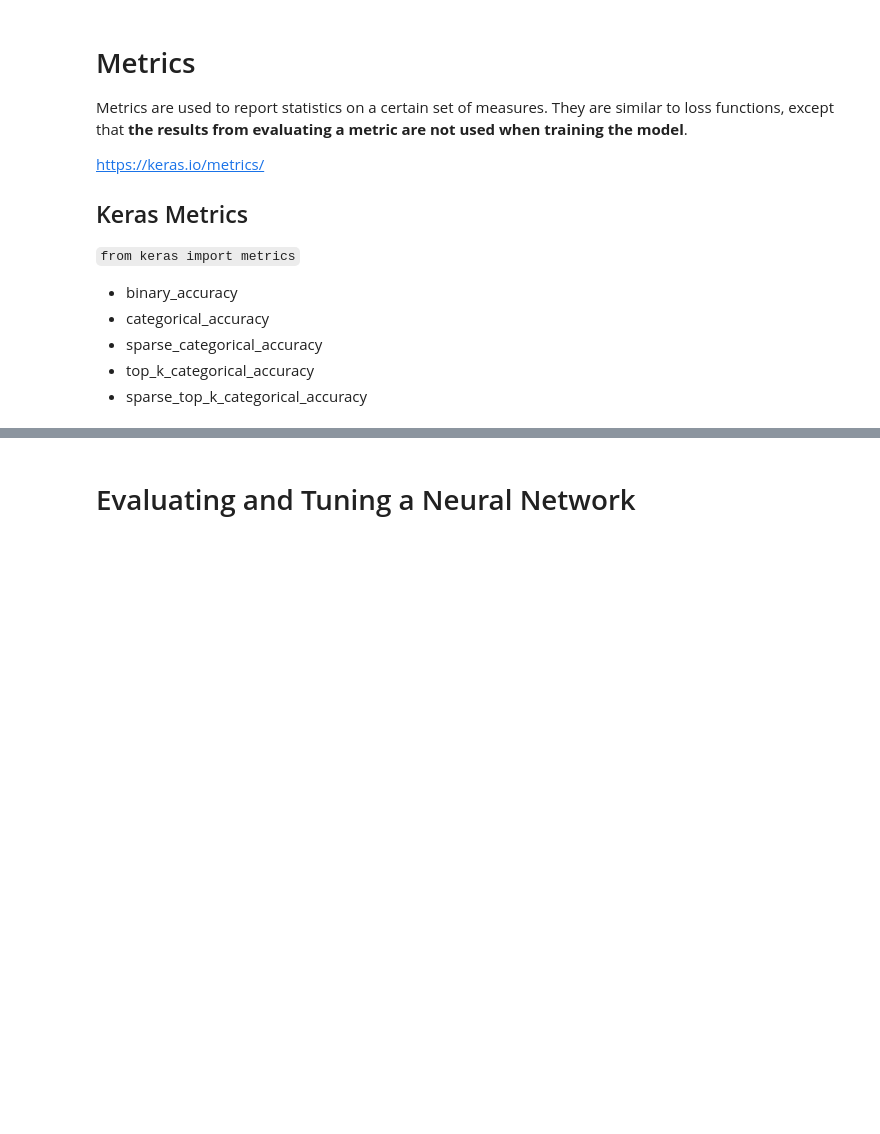
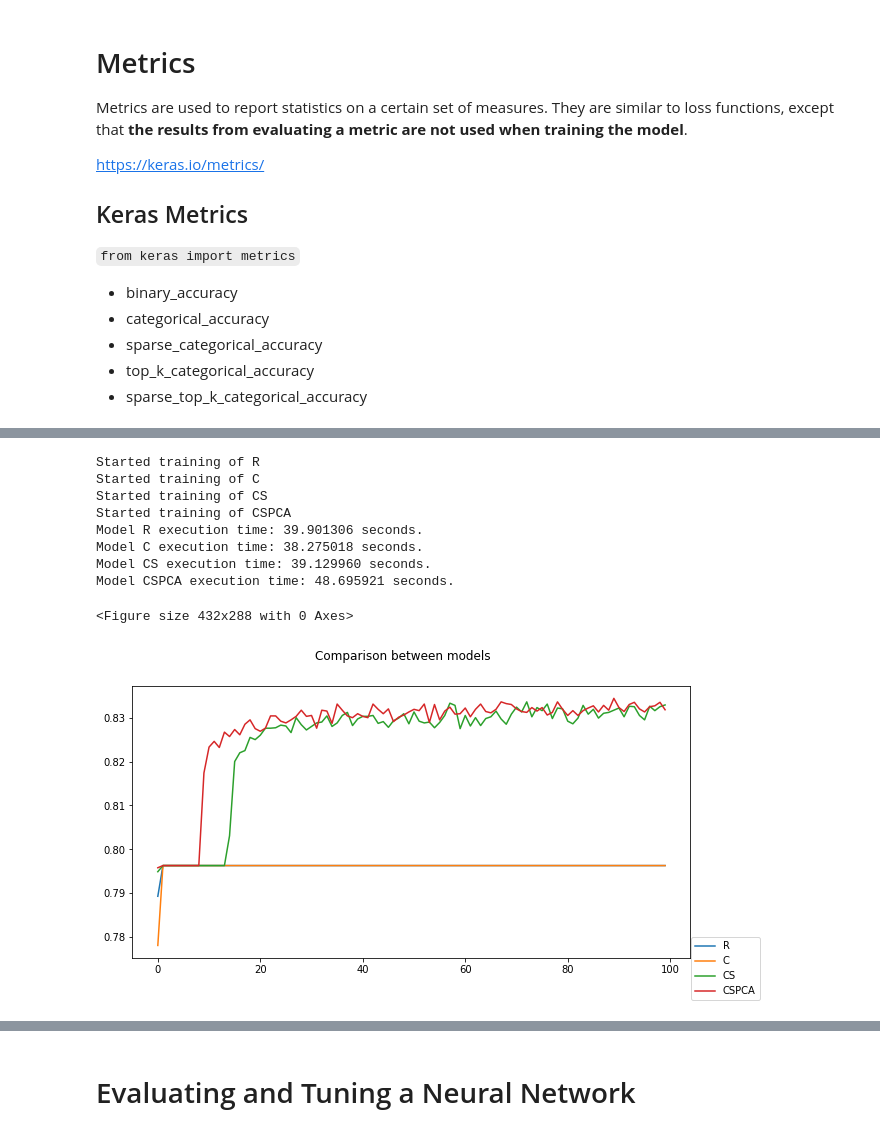
Before and after one commit to apcc-geoslegend/Deep-Learning, a Jupyter notebook: Artificial Neural Networks/Artificial Neural Networks.ipynb, the cells around one changed output, grey strips where cells are left out. Cells and saved outputs as stored; diff of their text form; code cells hidden in the pictures; blank space fills up the shorter version.

Commit message:
Update on the framework. CV and Test set enabling pending

```diff
--- a/Artificial Neural Networks/Artificial Neural Networks.ipynb
+++ b/Artificial Neural Networks/Artificial Neural Networks.ipynb
@@ -495,0 +644,41 @@ print(confusion_matrix(y_test, y_pred))
+# %%
+import pandas as pd
+from sklearn.pipeline import make_pipeline
+
+#Load data---
+data = pd.read_csv('resources/Churn_Modelling.csv')
+X = data.iloc[:, 3:-1].values
+y = data.iloc[:, -1].values
+
+#Build each model---
+#Raw
+model1 = Pipeline([('preprocessing', preprocessing_pipeline(categorical_features=[1,2], center=False, scale=False, pca=False)),
+                   ('nn', basic_ann_architecture())])
+
+#Mean cancellation
+model2 = Pipeline([('preprocessing', preprocessing_pipeline(categorical_features=[1,2], center=True, scale=False, pca=False)),
+                   ('nn', basic_ann_architecture())])
+
+#Mean cancellation + Covariance Equalization
+model3 = Pipeline([('preprocessing', preprocessing_pipeline(categorical_features=[1,2], center=True, scale=True, pca=False)),
+                   ('nn', basic_ann_architecture())])
+
+#Mean cancellation + Covariance Equalization + KL-Expansion
+model4 = Pipeline([('preprocessing', preprocessing_pipeline(categorical_features=[1,2], center=True, scale=True, pca=True)),
+                   ('nn', basic_ann_architecture())])
+
+#Use the framework---
+compare_models([model1, model2, model3, model4],
+               ['R','C','CS','CSPCA'],
+               (X,y), epochs=100)
+# %% [output]
+Started training of R
+Started training of C
+Started training of CS
+Started training of CSPCA
+Model R execution time: 39.901306 seconds.
+Model C execution time: 38.275018 seconds.
+Model CS execution time: 39.129960 seconds.
+Model CSPCA execution time: 48.695921 seconds.
+<Figure size 432x288 with 0 Axes>
+[figure, added]
```
Also changed, not shown: parts of 18 cells of this notebook.
